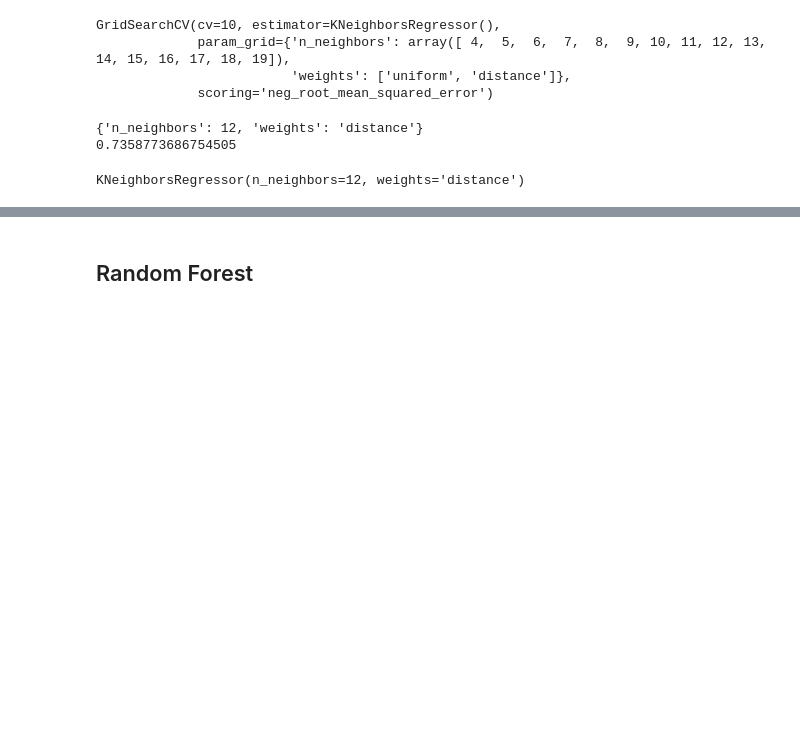
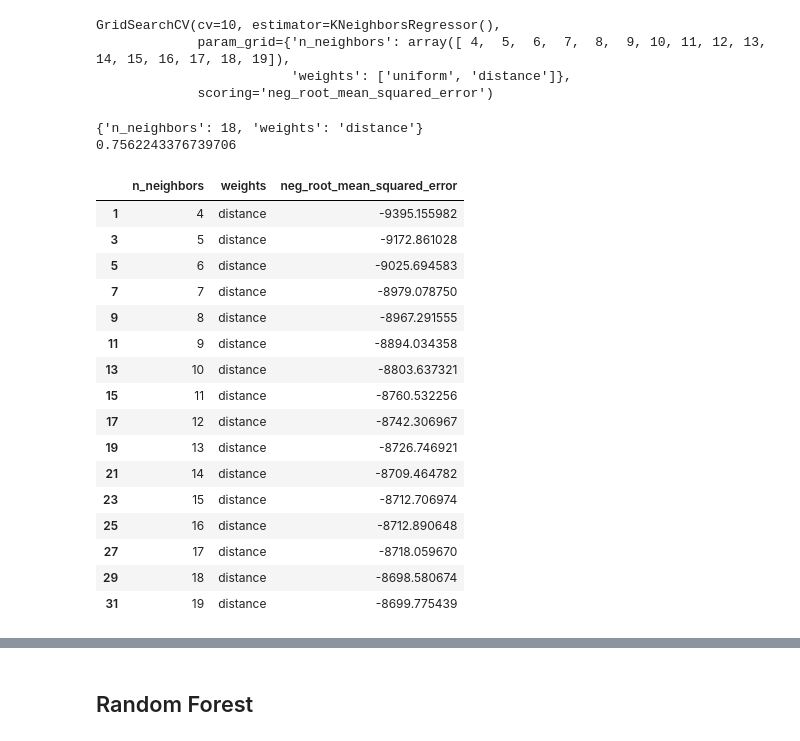
Before and after one commit to runstats21/college-score-card-analysis, a Jupyter notebook: advancedSupervisedLearn.ipynb, the cells around one changed output, grey strips where cells are left out. Drawn from its saved outputs; the diff is of its cells as text; code cells hidden in the pictures; blank space fills up the shorter version.

```diff
--- a/advancedSupervisedLearn.ipynb
+++ b/advancedSupervisedLearn.ipynb
@@ -44,12 +52,29 @@ GridSearchCV(cv=10, estimator=KNeighborsRegressor(),
              param_grid={'n_neighbors': array([ 4,  5,  6,  7,  8,  9, 10, 11, 12, 13, 14, 15, 16, 17, 18, 19]),
                          'weights': ['uniform', 'distance']},
              scoring='neg_root_mean_squared_error')
-# %%
-print(gc_knn.best_params_)
-print(-gc_knn.best_score_/np.std(ytrain))
-best_knn = KNeighborsRegressor(n_neighbors= 12, weights= 'distance').fit(Xtrain_filled,ytrain)
-best_knn
-# %% [output]
-{'n_neighbors': 12, 'weights': 'distance'}
-0.7358773686754505
-KNeighborsRegressor(n_neighbors=12, weights='distance')
+# %%
+print(gc_knn.best_params_)
+print(-gc_knn.best_score_/np.std(ytrain))
+cv_knn_results = pd.concat([pd.DataFrame(gc_knn.cv_results_["params"]),pd.DataFrame(gc_knn.cv_results_["mean_test_score"], columns=["neg_root_mean_squared_error"])],axis=1)
+cv_knn_res_dist = cv_knn_results[cv_knn_results.weights == "distance"]
+cv_knn_res_dist
+# %% [output]
+{'n_neighbors': 18, 'weights': 'distance'}
+0.7562243376739706
+|  | n_neighbors | weights | neg_root_mean_squared_error |
+| 1 | 4 | distance | -9395.155982 |
+| 3 | 5 | distance | -9172.861028 |
+| 5 | 6 | distance | -9025.694583 |
+| 7 | 7 | distance | -8979.078750 |
+| 9 | 8 | distance | -8967.291555 |
+| 11 | 9 | distance | -8894.034358 |
+| 13 | 10 | distance | -8803.637321 |
+| 15 | 11 | distance | -8760.532256 |
+| 17 | 12 | distance | -8742.306967 |
+| 19 | 13 | distance | -8726.746921 |
+| 21 | 14 | distance | -8709.464782 |
+| 23 | 15 | distance | -8712.706974 |
+| 25 | 16 | distance | -8712.890648 |
+| 27 | 17 | distance | -8718.059670 |
+| 29 | 18 | distance | -8698.580674 |
+| 31 | 19 | distance | -8699.775439 |
```
Also changed, not shown: parts of 37 cells of this notebook, 22 other files.
